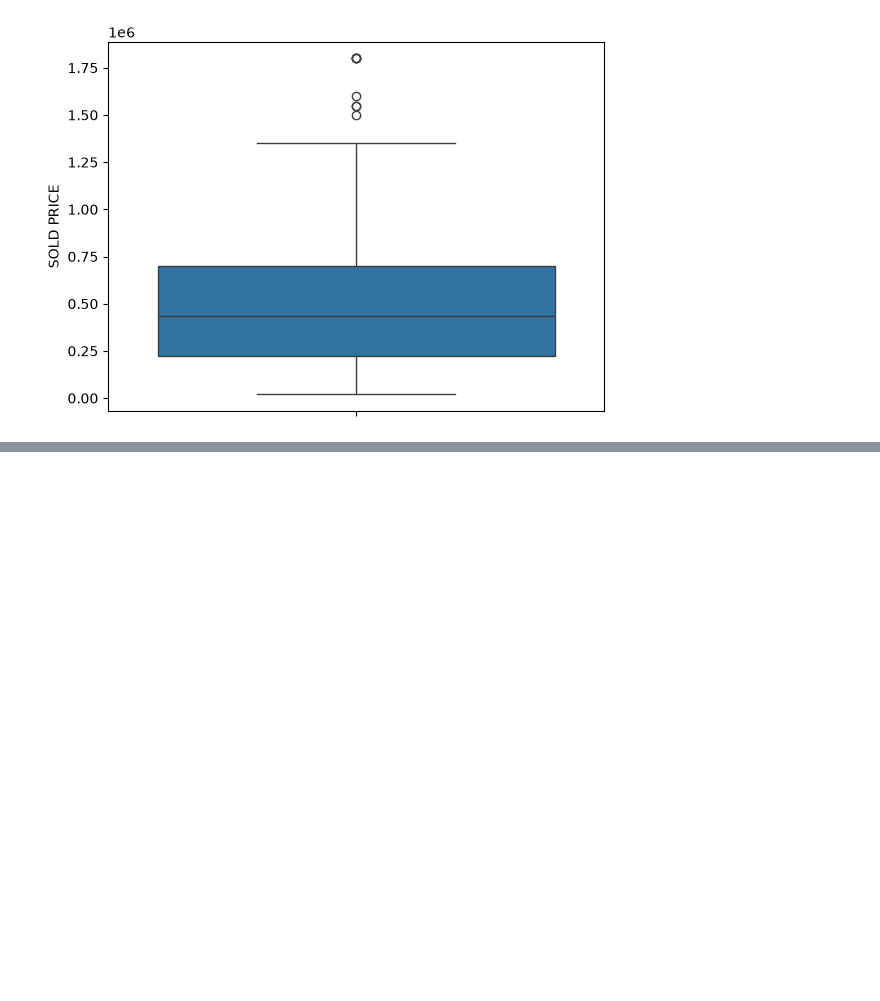
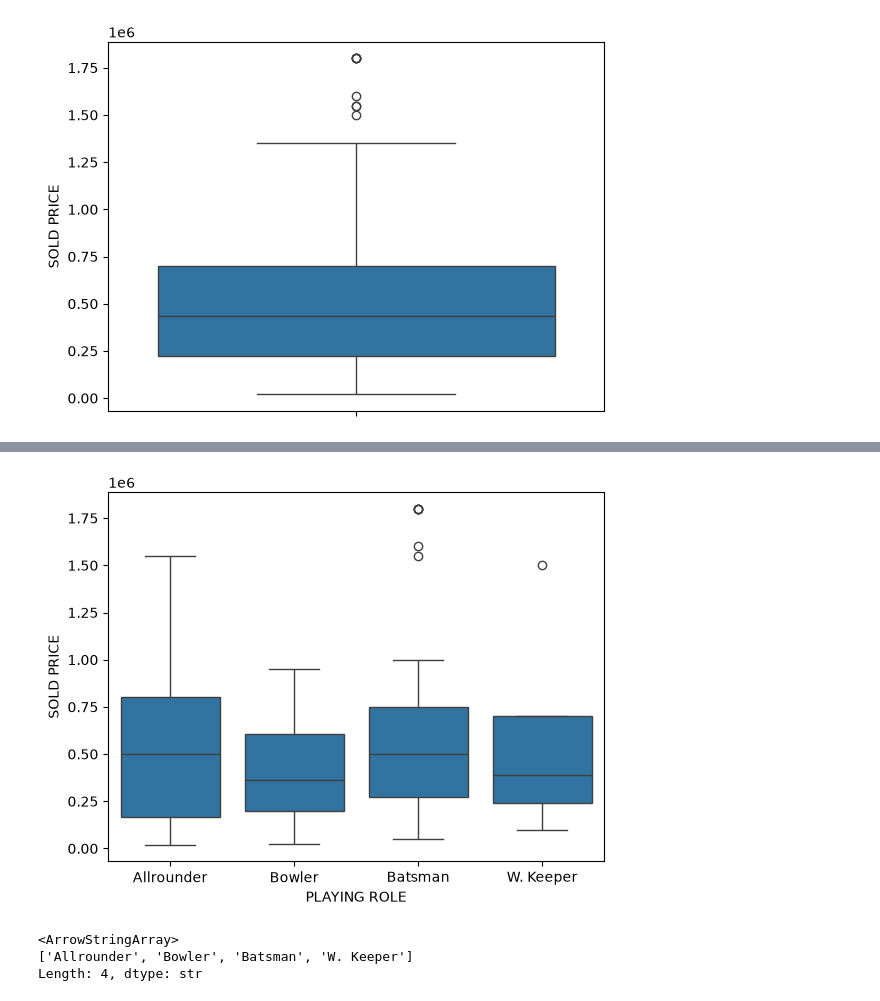
Before and after one commit to atultiwari01/ML_Learning, a Jupyter notebook: learning_DataFrames.ipynb, the cells around one changed output, grey strips where cells are left out. Saved outputs shown, nothing was run; the diff lists cells and outputs as text; code cells hidden in the pictures; blank space fills up the shorter version.

```diff
--- a/learning_DataFrames.ipynb
+++ b/learning_DataFrames.ipynb
@@ -404,0 +445,10 @@ TypeError: 'Axes' object is not subscriptable
+# %%
+sn.boxplot(x='PLAYING ROLE',y='SOLD PRICE',data=ipl_auction_df);
+# %% [output]
+[figure, added]
+# %%
+ipl_auction_df['PLAYING ROLE'].unique()
+# %% [output]
+<ArrowStringArray>
+['Allrounder', 'Bowler', 'Batsman', 'W. Keeper']
+Length: 4, dtype: str
```
Also changed, not shown: parts of 15 cells of this notebook.
